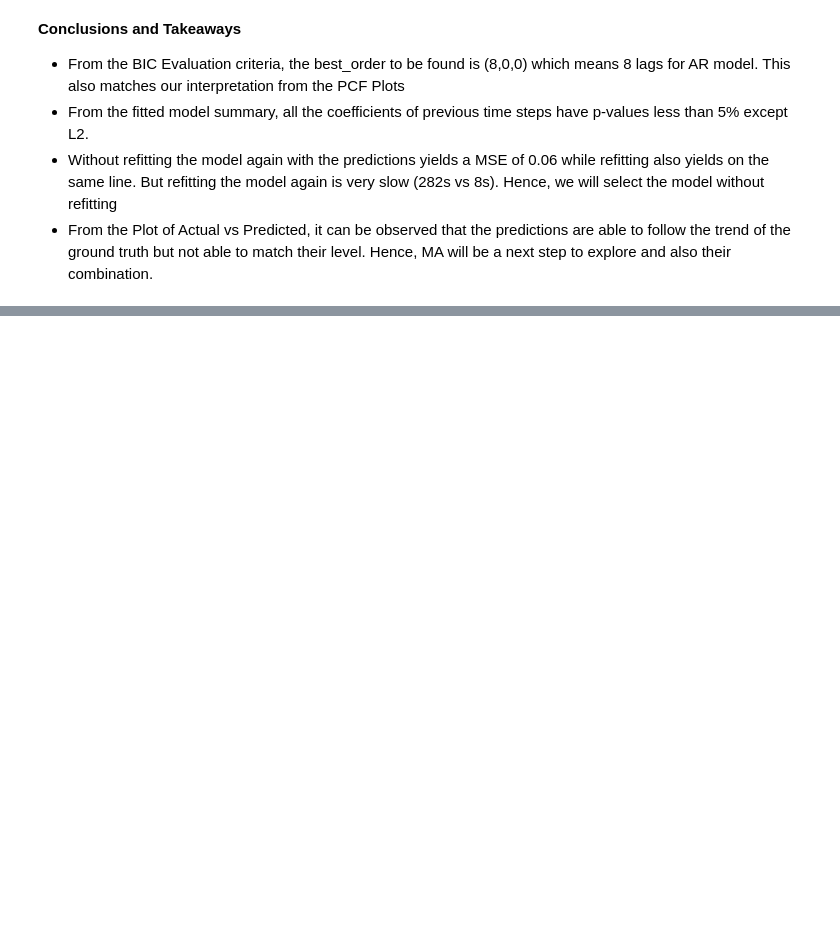
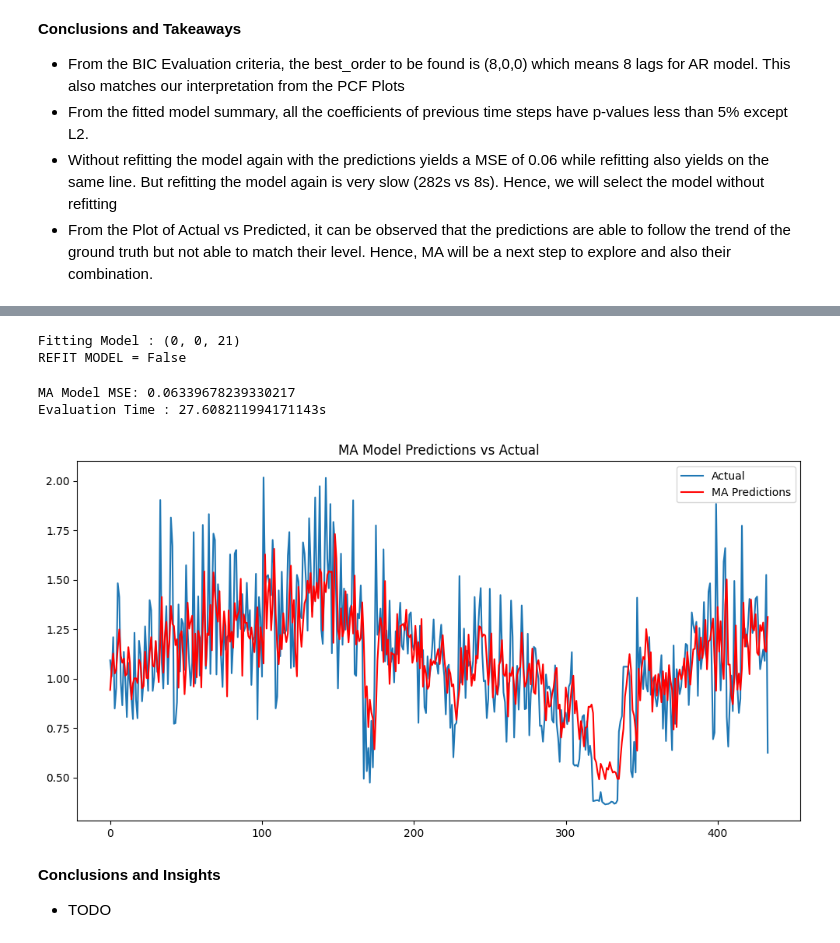
Before and after one commit to ayush9818/Electricity-Power-Prediction, a Jupyter notebook: Modelling/Univariate_Modelling.ipynb, the cells around one changed output, grey strips where cells are left out. Cells and saved outputs as stored; diff of their text form; code cells hidden in the pictures; blank space fills up the shorter version.

Commit message:
added MA model

```diff
--- a/Modelling/Univariate_Modelling.ipynb
+++ b/Modelling/Univariate_Modelling.ipynb
@@ -242,0 +218,11 @@ Evaluation Time : 282.71699690818787s
+# %%
+p_values = [0]
+q_values = range(0,25)
+d_values = [0]
+
+ma_best_order, ma_best_bic = evaluate_models(train_df, p_values, d_values, q_values)
+print(f"Best Order: {ma_best_order}, Best BIC: {ma_best_bic}")
+
+# Fit and evaluate the final best model
+ma_model = fit_arima_model(train_df, order=ma_best_order)
+ma_model.summary()
@@ -242,0 +261,34 @@ Evaluation Time : 282.71699690818787s
+# %%
+## UPDATE THE MODEL WITH REFIT
+for refit in (False,):
+    test_predictions = []
+    print(f"Fitting Model : {ma_best_order}")
+    model = fit_arima_model(train_df, order=ma_best_order)
+    print(f"REFIT MODEL = {refit}")
+    start = time.time()
+    for actual_value in tqdm(test_df.values):
+        # Predict the next step and update the model with the actual value
+        forecast, model = predict_and_update(model, actual_value, refit=refit)
+        test_predictions.append(forecast)
+    mse = evaluate_forecast(test_df.values, test_predictions)
+    print(f'MA Model MSE: {mse}')
+    end = time.time()
+    print(f"Evaluation Time : {end-start}s")
+
+    # Plotting the predictions for visualization
+    plt.figure(figsize=(12, 6))
+    plt.plot(test_df.values, label='Actual')
+    plt.plot(test_predictions, label='MA Predictions', color='red')
+    plt.legend()
+    plt.title('MA Model Predictions vs Actual')
+    plt.show()
+# %% [output]
+Fitting Model : (0, 0, 21)
+REFIT MODEL = False
+MA Model MSE: 0.06339678239330217
+Evaluation Time : 27.608211994171143s
+[figure, added]
+# %% [markdown]
+**Conclusions and Insights**
+
+- TODO
```
Also changed, not shown: parts of 8 cells of this notebook.
